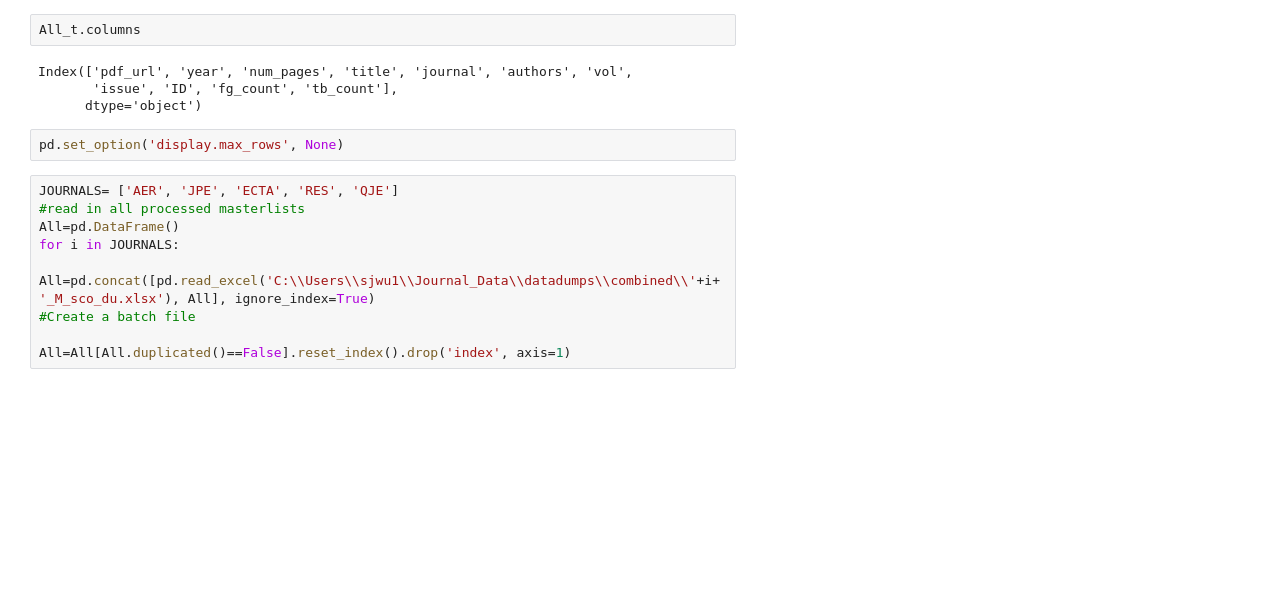
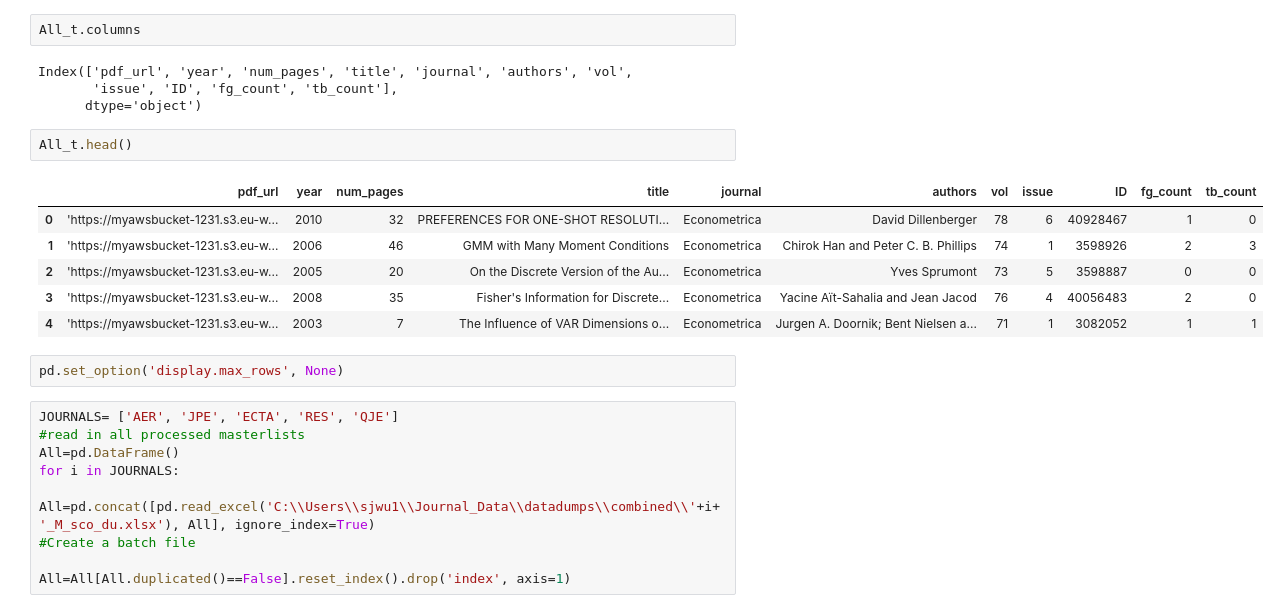
Before and after one commit to sjwu1235/Thesis, a Jupyter notebook: 3 Tables and Figures/Cleaning tables and figures post-1970s.ipynb, the cells around one changed output. Cells and saved outputs as stored; diff of their text form; blank space fills up the shorter version.

```diff
--- a/3 Tables and Figures/Cleaning tables and figures post-1970s.ipynb
+++ b/3 Tables and Figures/Cleaning tables and figures post-1970s.ipynb
@@ -158,6 +158,15 @@ All_t.columns
 Index(['pdf_url', 'year', 'num_pages', 'title', 'journal', 'authors', 'vol',
        'issue', 'ID', 'fg_count', 'tb_count'],
       dtype='object')
+# %%
+All_t.head()
+# %% [output]
+|  | pdf_url | year | num_pages | title | journal | authors | vol | issue | ID | fg_count | tb_count |
+| 0 | 'https://myawsbucket-1231.s3.eu-w... | 2010 | 32 | PREFERENCES FOR ONE-SHOT RESOLUTI... | Econometrica | David Dillenberger | 78 | 6 | 40928467 | 1 | 0 |
+| 1 | 'https://myawsbucket-1231.s3.eu-w... | 2006 | 46 | GMM with Many Moment Conditions | Econometrica | Chirok Han and Peter C. B. Phillips | 74 | 1 | 3598926 | 2 | 3 |
+| 2 | 'https://myawsbucket-1231.s3.eu-w... | 2005 | 20 | On the Discrete Version of the Au... | Econometrica | Yves Sprumont | 73 | 5 | 3598887 | 0 | 0 |
+| 3 | 'https://myawsbucket-1231.s3.eu-w... | 2008 | 35 | Fisher's Information for Discrete... | Econometrica | Yacine Aït-Sahalia and Jean Jacod | 76 | 4 | 40056483 | 2 | 0 |
+| 4 | 'https://myawsbucket-1231.s3.eu-w... | 2003 | 7 | The Influence of VAR Dimensions o... | Econometrica | Jurgen A. Doornik; Bent Nielsen a... | 71 | 1 | 3082052 | 1 | 1 |
 # %%
 pd.set_option('display.max_rows', None)
 # %%
```
Also changed, not shown: parts of 3 cells of this notebook, 23 other files.
